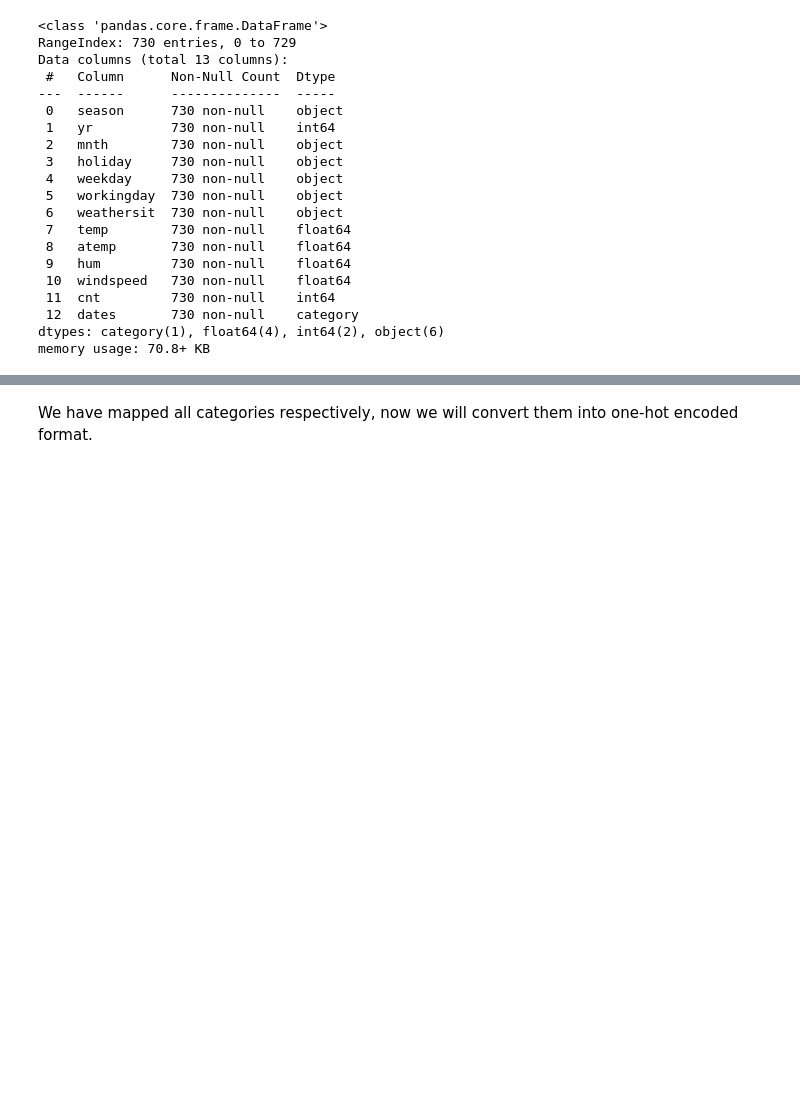
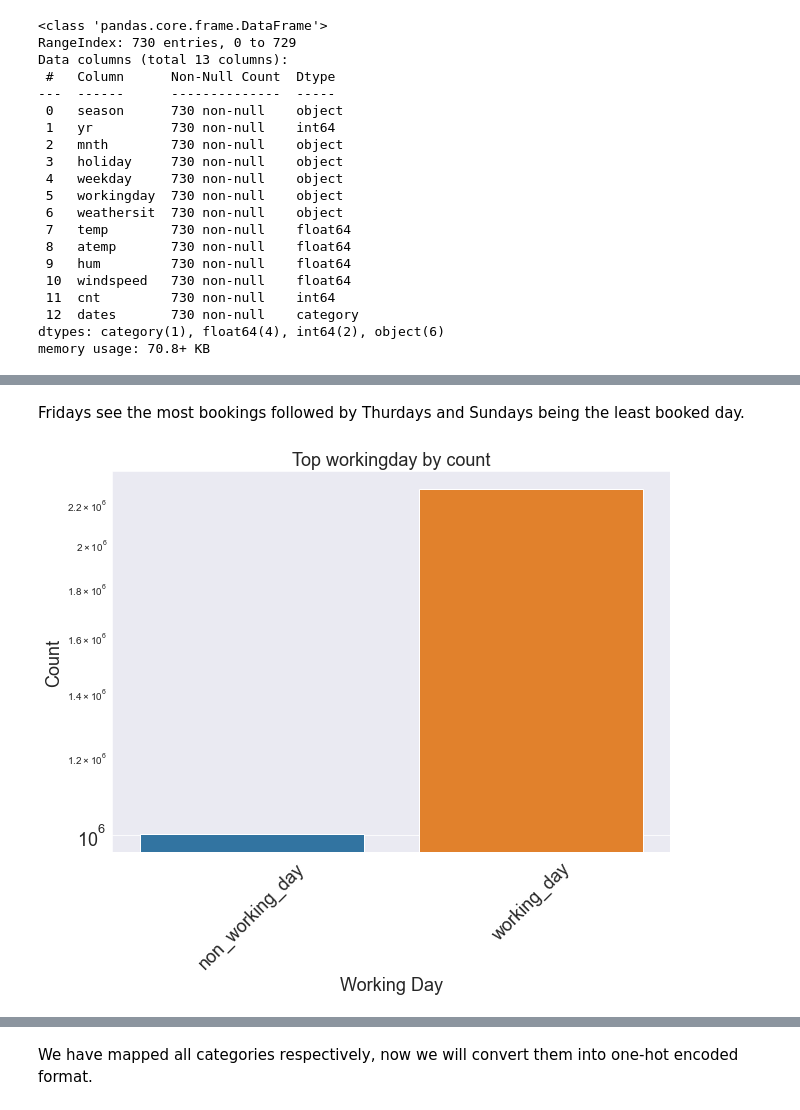
Before and after one commit to subhasisj/Upgrad-PGD-ML---AI, a Jupyter notebook: Assignments/Bike-Sharing-Assignment/Bike-Sharing-Demand-Prediction.ipynb, the cells around one changed output, grey strips where cells are left out. Drawn from its saved outputs; the diff is of its cells as text; code cells hidden in the pictures; blank space fills up the shorter version.

```diff
--- a/Assignments/Bike-Sharing-Assignment/Bike-Sharing-Demand-Prediction.ipynb
+++ b/Assignments/Bike-Sharing-Assignment/Bike-Sharing-Demand-Prediction.ipynb
@@ -213,0 +251,6 @@ memory usage: 70.8+ KB
+# %% [markdown]
+Fridays see the most bookings followed by Thurdays and Sundays being the least booked day.
+# %%
+feature_counts('workingday',text='Working Day',set_logscale=True)
+# %% [output]
+[figure, added]
```
Also changed, not shown: parts of 25 cells of this notebook.
